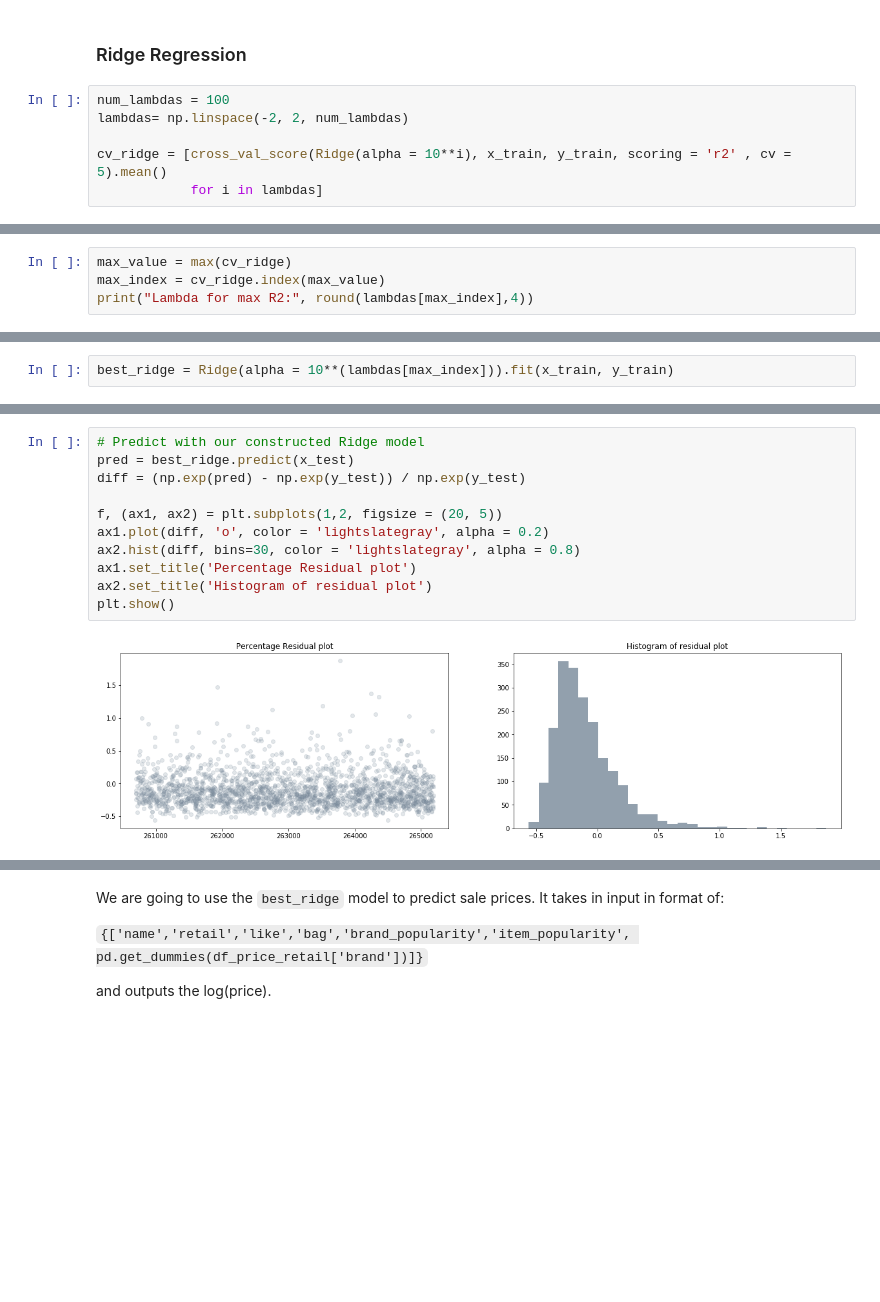
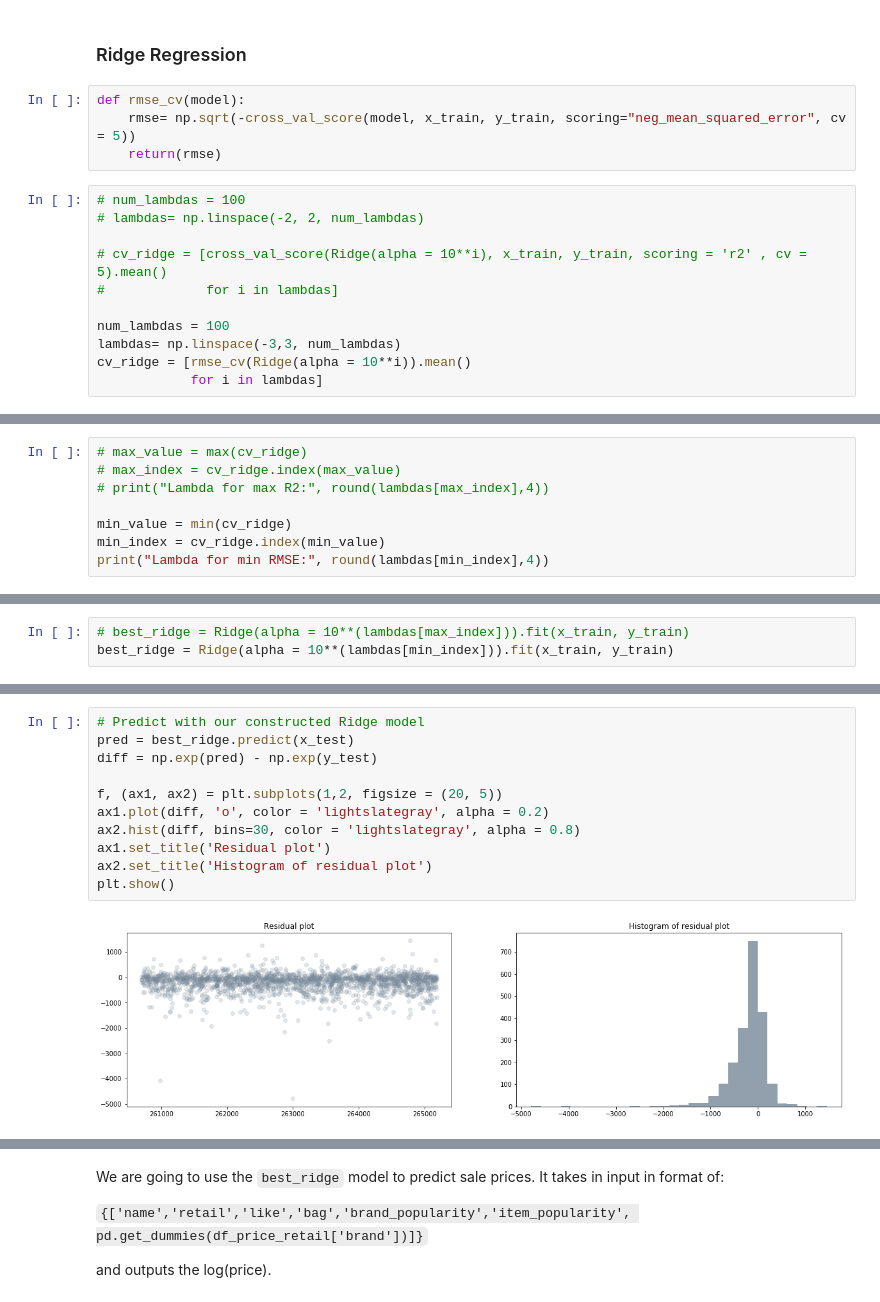
Before and after one commit to dw357/upon, a Jupyter notebook: fashionphile_dw.ipynb, the cells around one changed output, grey strips where cells are left out. Cells and saved outputs as stored; diff of their text form; blank space fills up the shorter version.

```diff
--- a/fashionphile_dw.ipynb
+++ b/fashionphile_dw.ipynb
@@ -529,10 +488,19 @@ plt.show()
 [figure]
 # %% [markdown]
 ### Ridge Regression
+# %%
+def rmse_cv(model):
+    rmse= np.sqrt(-cross_val_score(model, x_train, y_train, scoring="neg_mean_squared_error", cv = 5))
+    return(rmse)
 # %%
+# num_lambdas = 100
+# lambdas= np.linspace(-2, 2, num_lambdas)
+
+# cv_ridge = [cross_val_score(Ridge(alpha = 10**i), x_train, y_train, scoring = 'r2' , cv = 5).mean()
+#             for i in lambdas]
+
 num_lambdas = 100
-lambdas= np.linspace(-2, 2, num_lambdas)
-
-cv_ridge = [cross_val_score(Ridge(alpha = 10**i), x_train, y_train, scoring = 'r2' , cv = 5).mean()
+lambdas= np.linspace(-3,3, num_lambdas)
+cv_ridge = [rmse_cv(Ridge(alpha = 10**i)).mean()
             for i in lambdas]
 # %%
@@ -552,5 +529,9 @@ Ridge Regression:  R^2 on training set 0.8204
 # %%
-max_value = max(cv_ridge)
-max_index = cv_ridge.index(max_value)
-print("Lambda for max R2:", round(lambdas[max_index],4))
+# max_value = max(cv_ridge)
+# max_index = cv_ridge.index(max_value)
+# print("Lambda for max R2:", round(lambdas[max_index],4))
+
+min_value = min(cv_ridge)
+min_index = cv_ridge.index(min_value)
+print("Lambda for min RMSE:", round(lambdas[min_index],4))
 # %% [output]
@@ -558,5 +539,6 @@ Lambda for max R2: 0.0202
 # %%
-best_ridge = Ridge(alpha = 10**(lambdas[max_index])).fit(x_train, y_train)
+# best_ridge = Ridge(alpha = 10**(lambdas[max_index])).fit(x_train, y_train)
+best_ridge = Ridge(alpha = 10**(lambdas[min_index])).fit(x_train, y_train)
 # %%
 coef = pd.Series(best_ridge.coef_, index = x_train.columns)
 newcoef = pd.DataFrame(coef)
@@ -572,13 +554,13 @@ plt.show()
 # %%
 # Predict with our constructed Ridge model
 pred = best_ridge.predict(x_test)
-diff = (np.exp(pred) - np.exp(y_test)) / np.exp(y_test)
+diff = np.exp(pred) - np.exp(y_test)
 
 f, (ax1, ax2) = plt.subplots(1,2, figsize = (20, 5))
 ax1.plot(diff, 'o', color = 'lightslategray', alpha = 0.2)
 ax2.hist(diff, bins=30, color = 'lightslategray', alpha = 0.8)
-ax1.set_title('Percentage Residual plot')
+ax1.set_title('Residual plot')
 ax2.set_title('Histogram of residual plot')
 plt.show()
 # %% [output]
-[figure, old version]
+[figure, new version]
```
Also changed, not shown: parts of 51 cells of this notebook.
